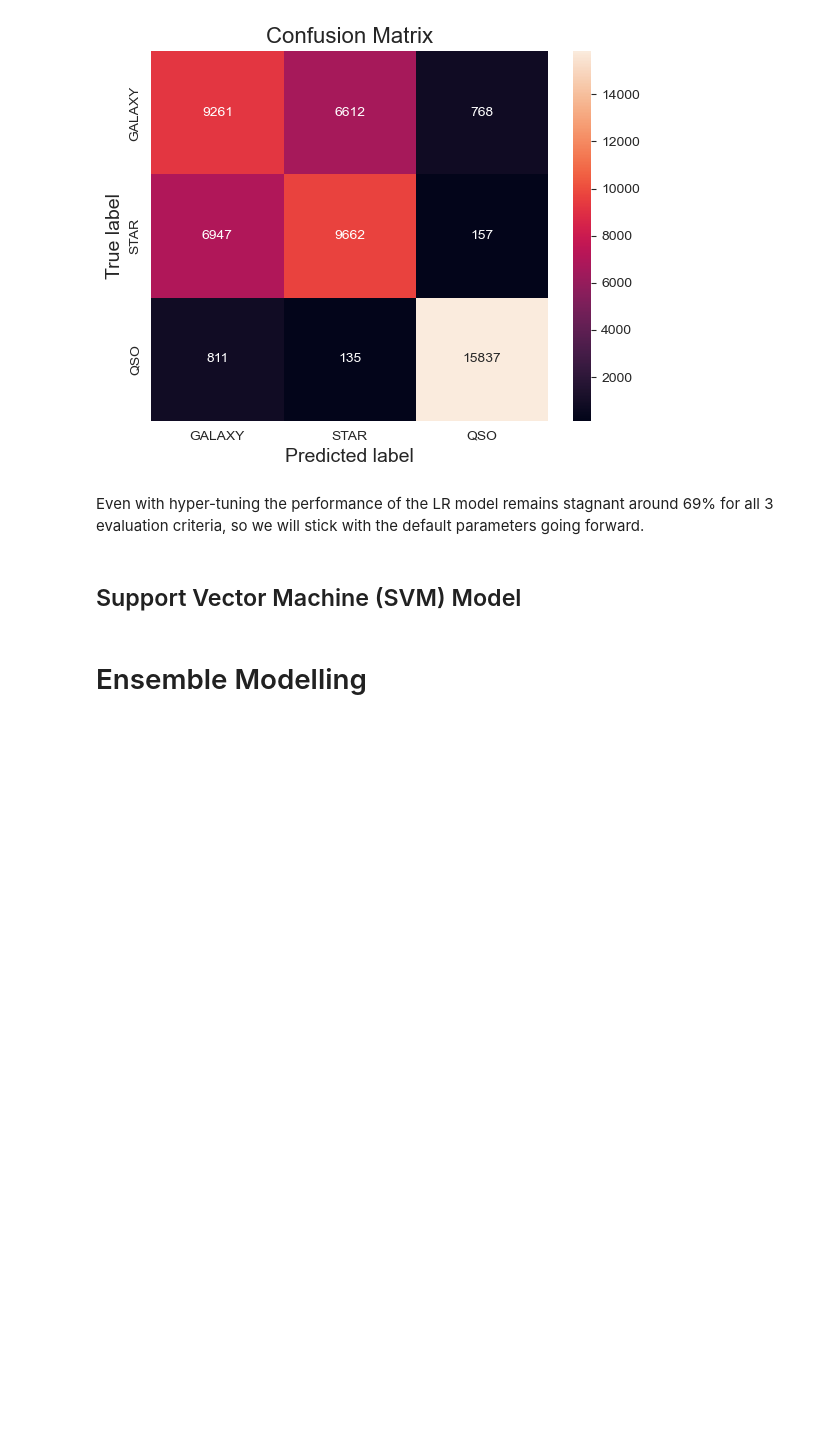
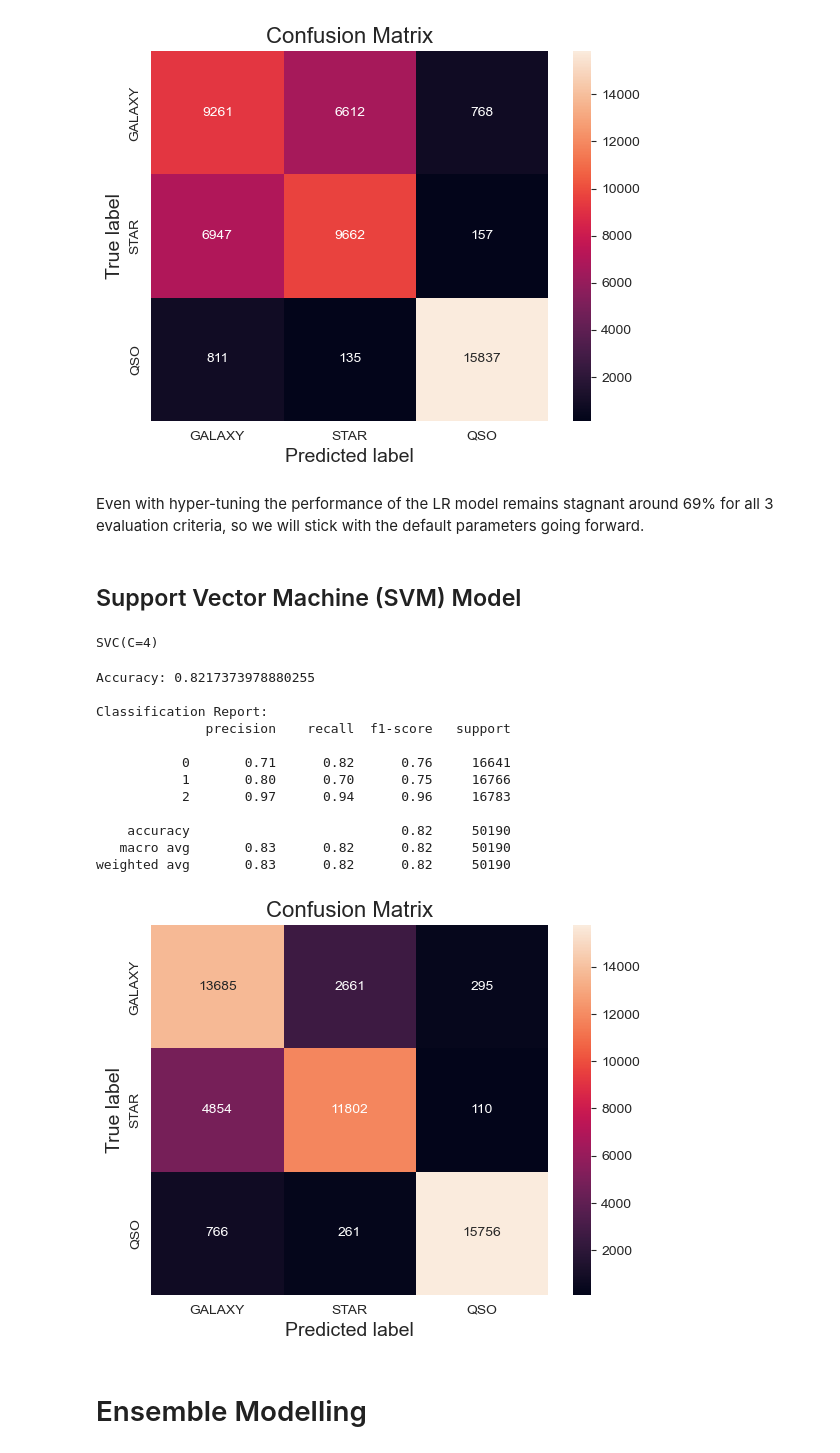
Before and after one commit to NotMishaal/astral-classification-system, a Jupyter notebook: astral_classification.ipynb, the cells around one changed output. Drawn from its saved outputs; the diff is of its cells as text; code cells hidden in the pictures; blank space fills up the shorter version.

```diff
--- a/astral_classification.ipynb
+++ b/astral_classification.ipynb
@@ -323,9 +323,9 @@ weighted avg       0.69      0.69      0.69     50190
 ### Hyper-tuning
 # %%
 # hyper-tuning
-params = {'C': [0.01, 0.1, 1, 10], 'penalty': ['l1', 'l2']}
-grid_search = GridSearchCV(lr, param_grid=params, cv=5)
-grid_search.fit(x_train, y_train)
+# params = {'C': [0.01, 0.1, 1, 10], 'penalty': ['l1', 'l2']}
+# grid_search = GridSearchCV(lr, param_grid=params, cv=5)
+# grid_search.fit(x_train, y_train)
 # %% [output]
 GridSearchCV(cv=5, estimator=LogisticRegression(multi_class='multinomial'),
              param_grid={'C': [0.01, 0.1, 1, 10], 'penalty': ['l1', 'l2']})
@@ -337,10 +337,10 @@ Best hyperparameters:  {'C': 1, 'penalty': 'l2'}
 Best score:  0.6901803271575769
 # %%
 # Evaluate the performance of the best model on the testing set
-best_lr = LogisticRegression(**grid_search.best_params_)
-best_lr.fit(x_train, y_train)
-best_lr_pred = best_lr.predict(x_test)
-evaluate(best_lr_pred)
+# best_lr = LogisticRegression(**grid_search.best_params_)
+# best_lr.fit(x_train, y_train)
+# best_lr_pred = best_lr.predict(x_test)
+# evaluate(best_lr_pred)
 # %% [output]
 Testing set score:  0.6925682406853955
 Accuracy: 0.6925682406853955
@@ -363,9 +363,25 @@ Even with hyper-tuning the performance of the LR model remains stagnant around 6
 # %%
 svm = SVC(kernel="rbf", C=4)
 svm.fit(x_train, y_train)
+# %% [output]
+SVC(C=4)
 # %%
 svm_pred = svm.predict(x_test)
-accuracy_score(svm_pred, y_test)
+evaluate(svm_pred)
+# %% [output]
+Accuracy: 0.8217373978880255
+
+Classification Report:
+              precision    recall  f1-score   support
+
+           0       0.71      0.82      0.76     16641
+           1       0.80      0.70      0.75     16766
+           2       0.97      0.94      0.96     16783
+
+    accuracy                           0.82     50190
+   macro avg       0.83      0.82      0.82     50190
+weighted avg       0.83      0.82      0.82     50190
+[figure, added]
 # %% [markdown]
 # Ensemble Modelling
 # %%
```
Also changed, not shown: parts of 1 cell of this notebook.
